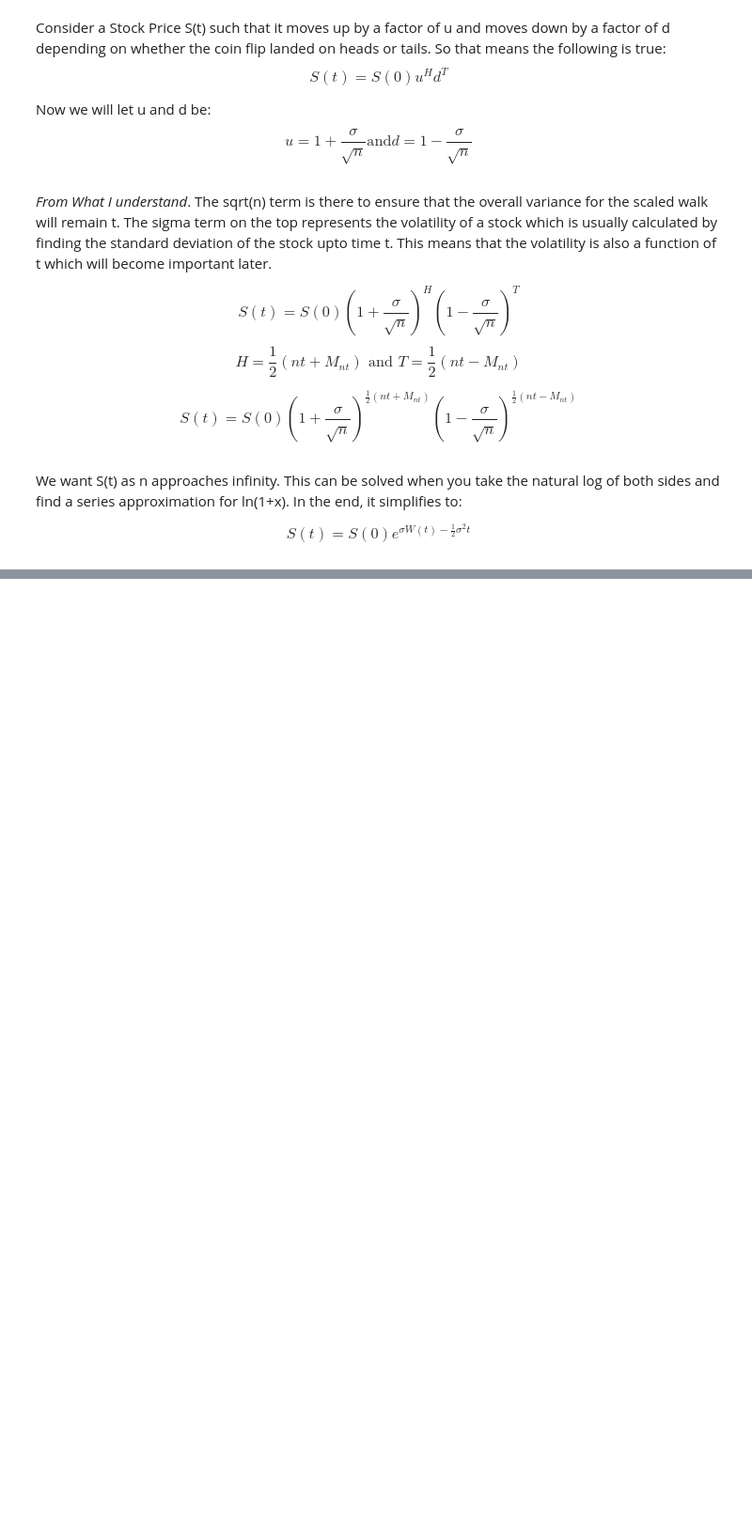
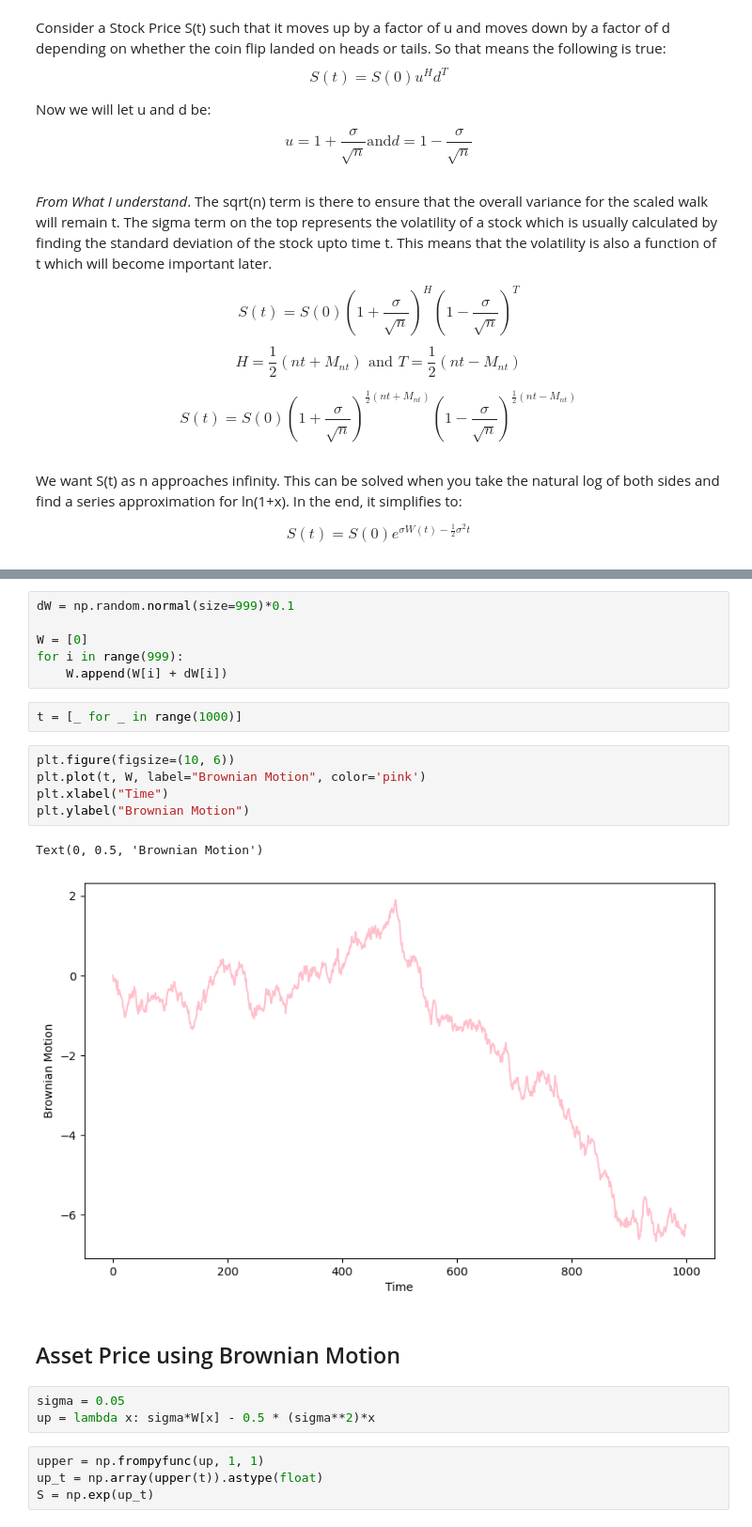
Before and after one commit to appuler/Phys295, a Jupyter notebook: Modeling Geometric Brownian Motion.ipynb, the cells around one changed output, grey strips where cells are left out. Shown at 94% size. Saved outputs shown, nothing was run; the diff lists cells and outputs as text; blank space fills up the shorter version.

```diff
--- a/Modeling Geometric Brownian Motion.ipynb
+++ b/Modeling Geometric Brownian Motion.ipynb
@@ -71,0 +80,25 @@ $$ S(t) = S(0)e^{\sigma W(t) - \frac{1}{2}\sigma ^2t} $$
+# %%
+dW = np.random.normal(size=999)*0.1
+
+W = [0]
+for i in range(999):
+    W.append(W[i] + dW[i])
+# %%
+t = [_ for _ in range(1000)]
+# %%
+plt.figure(figsize=(10, 6))
+plt.plot(t, W, label="Brownian Motion", color='pink')
+plt.xlabel("Time")
+plt.ylabel("Brownian Motion")
+# %% [output]
+Text(0, 0.5, 'Brownian Motion')
+[figure, added]
+# %% [markdown]
+## Asset Price using Brownian Motion
+# %%
+sigma = 0.05
+up = lambda x: sigma*W[x] - 0.5 * (sigma**2)*x
+# %%
+upper = np.frompyfunc(up, 1, 1)
+up_t = np.array(upper(t)).astype(float)
+S = np.exp(up_t)
```
Also changed, not shown: parts of 9 cells of this notebook, 2 other files.
